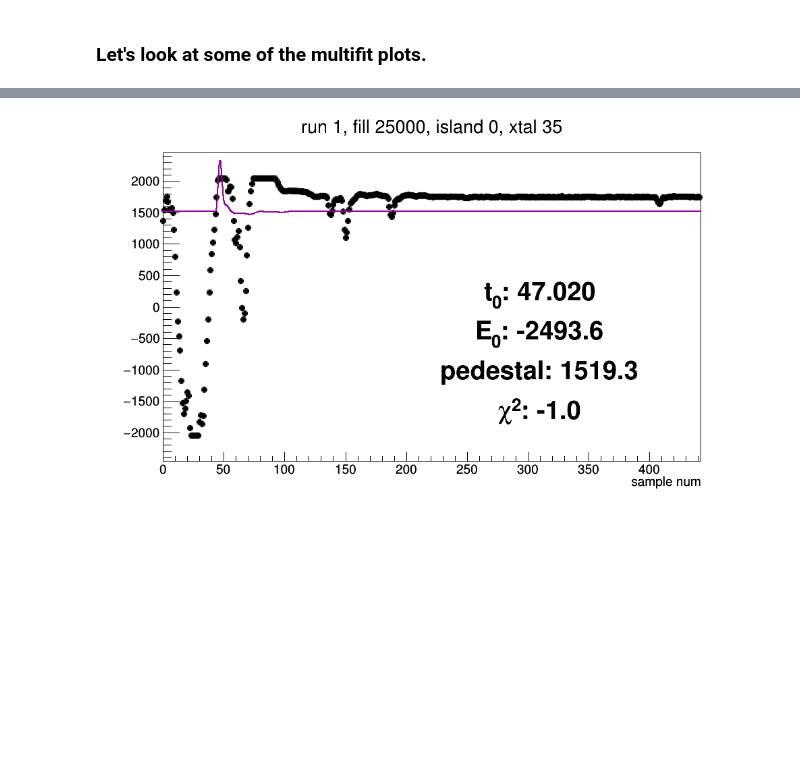
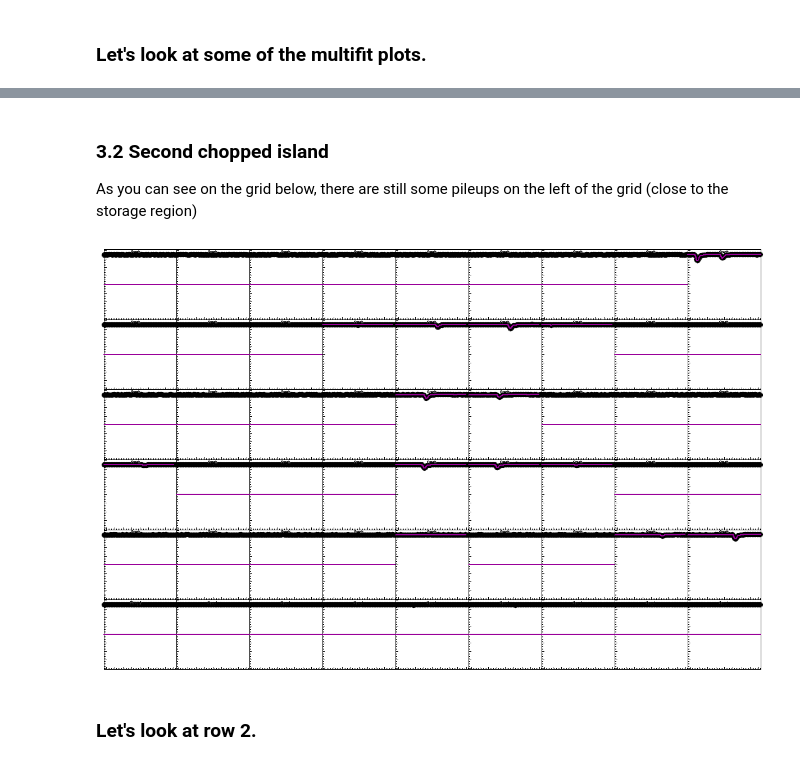
Before and after one commit to kimsiang/MuonG2, a Jupyter notebook: injection/InjectionGunFitDisplay_25000pions.ipynb, the cells around one changed output, grey strips where cells are left out. Cells and saved outputs as stored; diff of their text form; code cells hidden in the pictures; blank space fills up the shorter version.

```diff
--- a/injection/InjectionGunFitDisplay_25000pions.ipynb
+++ b/injection/InjectionGunFitDisplay_25000pions.ipynb
@@ -162,4 +184,10 @@ plot_one_with_index(25000,0,34)
-# %%
-plot_one_with_index(25000,0,35)
-# %% [output]
-[figure, removed]
+# %% [markdown]
+### 3.2 Second chopped island
+
+As you can see on the grid below, there are still some pileups on the left of the grid (close to the storage region)
+# %%
+plot_grid_with_index(25000,1)
+# %% [output]
+[figure, added]
+# %% [markdown]
+### Let's look at row 2.
```
Also changed, not shown: parts of 10 cells of this notebook.
